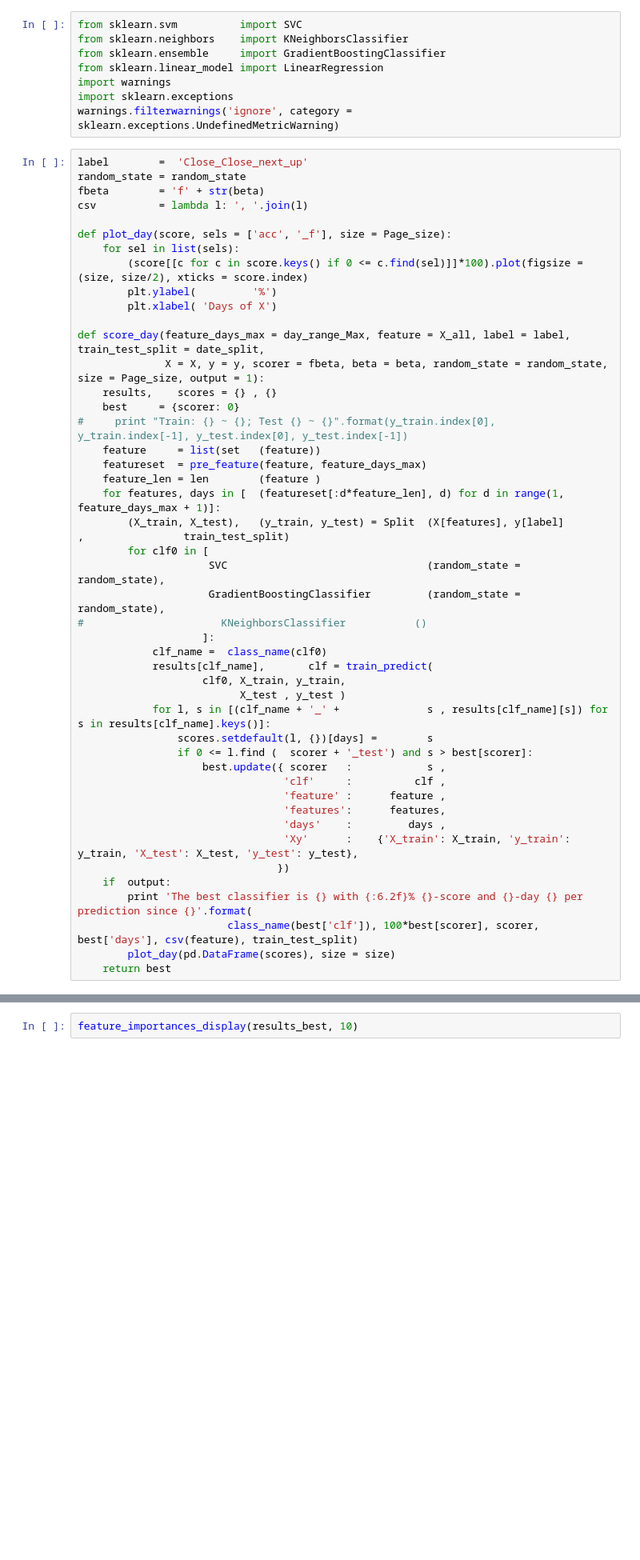
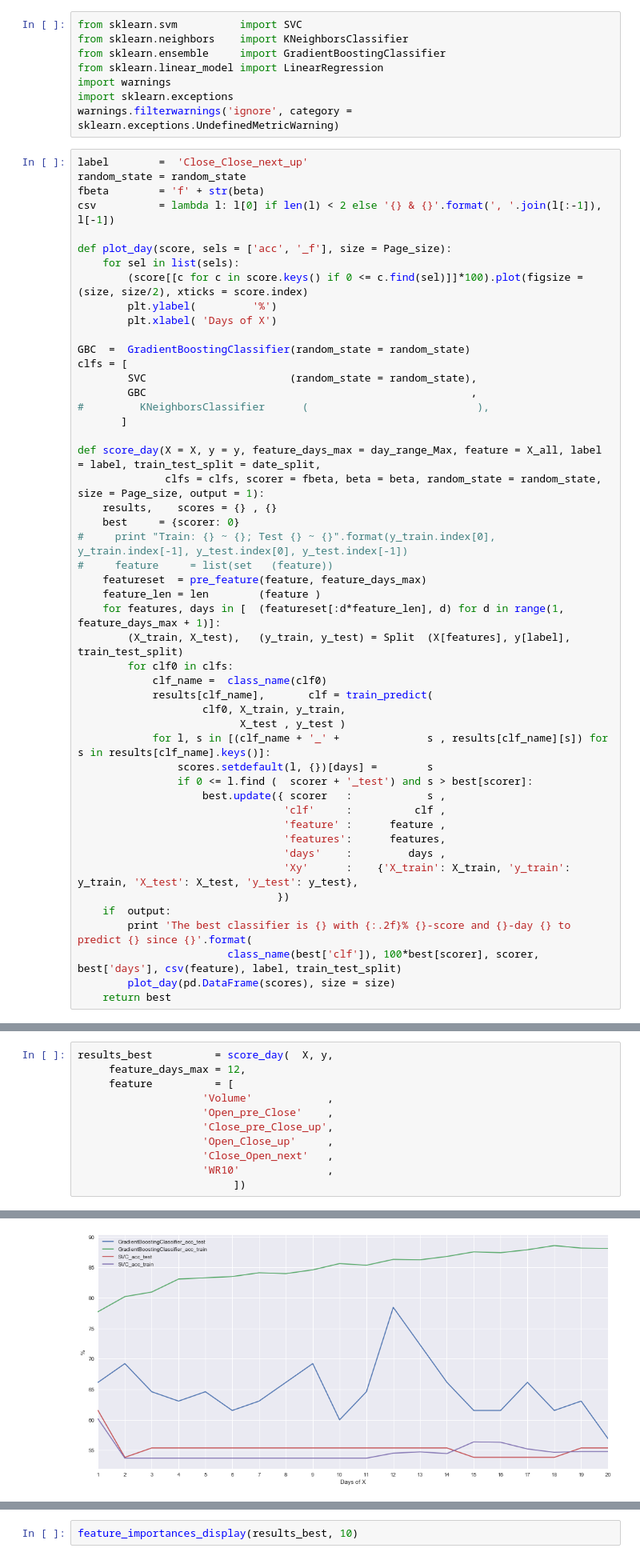
Before and after one commit to Mincent/capstone, a Jupyter notebook: report.ipynb, the cells around one changed output, grey strips where cells are left out. Shown at 80% size. Drawn from its saved outputs; the diff is of its cells as text; blank space fills up the shorter version.

```diff
--- a/report.ipynb
+++ b/report.ipynb
@@ -774,7 +774,7 @@ warnings.filterwarnings('ignore', category = sklearn.exceptions.UndefinedMetricW
 label        =  'Close_Close_next_up'
 random_state = random_state
 fbeta        = 'f' + str(beta)
-csv          = lambda l: ', '.join(l)
+csv          = lambda l: l[0] if len(l) < 2 else '{} & {}'.format(', '.join(l[:-1]), l[-1])
 
 def plot_day(score, sels = ['acc', '_f'], size = Page_size):
     for sel in list(sels):
@@ -782,21 +782,24 @@ def plot_day(score, sels = ['acc', '_f'], size = Page_size):
         plt.ylabel(         '%')
         plt.xlabel( 'Days of X')
 
-def score_day(feature_days_max = day_range_Max, feature = X_all, label = label, train_test_split = date_split,
-              X = X, y = y, scorer = fbeta, beta = beta, random_state = random_state, size = Page_size, output = 1):
+GBC  =  GradientBoostingClassifier(random_state = random_state)
+clfs = [
+        SVC                       (random_state = random_state),
+        GBC                                                    ,
+#         KNeighborsClassifier      (                           ),
+       ]
+
+def score_day(X = X, y = y, feature_days_max = day_range_Max, feature = X_all, label = label, train_test_split = date_split,
+              clfs = clfs, scorer = fbeta, beta = beta, random_state = random_state, size = Page_size, output = 1):
     results,    scores = {} , {}
     best     = {scorer: 0}
 #     print "Train: {} ~ {}; Test {} ~ {}".format(y_train.index[0], y_train.index[-1], y_test.index[0], y_test.index[-1])
-    feature     = list(set   (feature))
+#     feature     = list(set   (feature))
     featureset  = pre_feature(feature, feature_days_max)
     feature_len = len        (feature )
     for features, days in [  (featureset[:d*feature_len], d) for d in range(1, feature_days_max + 1)]:
-        (X_train, X_test),   (y_train, y_test) = Split  (X[features], y[label]       ,                train_test_split)
-        for clf0 in [
-                     SVC                                (random_state = random_state),
-                     GradientBoostingClassifier         (random_state = random_state),
-#                      KNeighborsClassifier           ()
-                    ]:
+        (X_train, X_test),   (y_train, y_test) = Split  (X[features], y[label], train_test_split)
+        for clf0 in clfs:
             clf_name =  class_name(clf0)
             results[clf_name],       clf = train_predict(
                     clf0, X_train, y_train,
@@ -812,7 +815,7 @@ def score_day(feature_days_max = day_range_Max, feature = X_all, label = label,
                                  'Xy'      :    {'X_train': X_train, 'y_train': y_train, 'X_test': X_test, 'y_test': y_test},
                                 })
     if  output:
-        print 'The best classifier is {} with {:6.2f}% {}-score and {}-day {} per prediction since {}'.format(
-                        class_name(best['clf']), 100*best[scorer], scorer, best['days'], csv(feature), train_test_split)
+        print 'The best classifier is {} with {:.2f}% {}-score and {}-day {} to predict {} since {}'.format(
+                        class_name(best['clf']), 100*best[scorer], scorer, best['days'], csv(feature), label, train_test_split)
         plot_day(pd.DataFrame(scores), size = size)
     return best
@@ -969,0 +959,12 @@ results_best          = score_day(X = X, y = y,
+# %%
+results_best          = score_day(  X, y,
+     feature_days_max = 12,
+     feature          = [
+                    'Volume'            ,
+                    'Open_pre_Close'    ,
+                    'Close_pre_Close_up',
+                    'Open_Close_up'     ,
+                    'Close_Open_next'   ,
+                    'WR10'              ,
+                         ])
+# %% [output]
@@ -969,0 +972 @@ results_best          = score_day(X = X, y = y,
+[figure, added]
```
Also changed, not shown: parts of 12 cells of this notebook.
